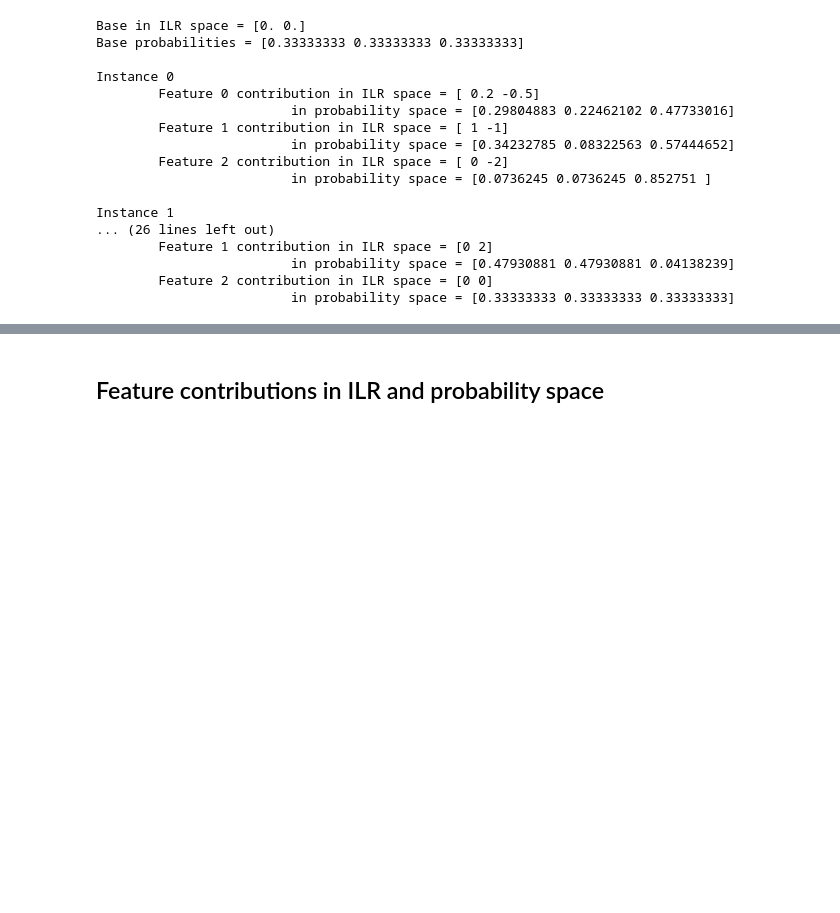
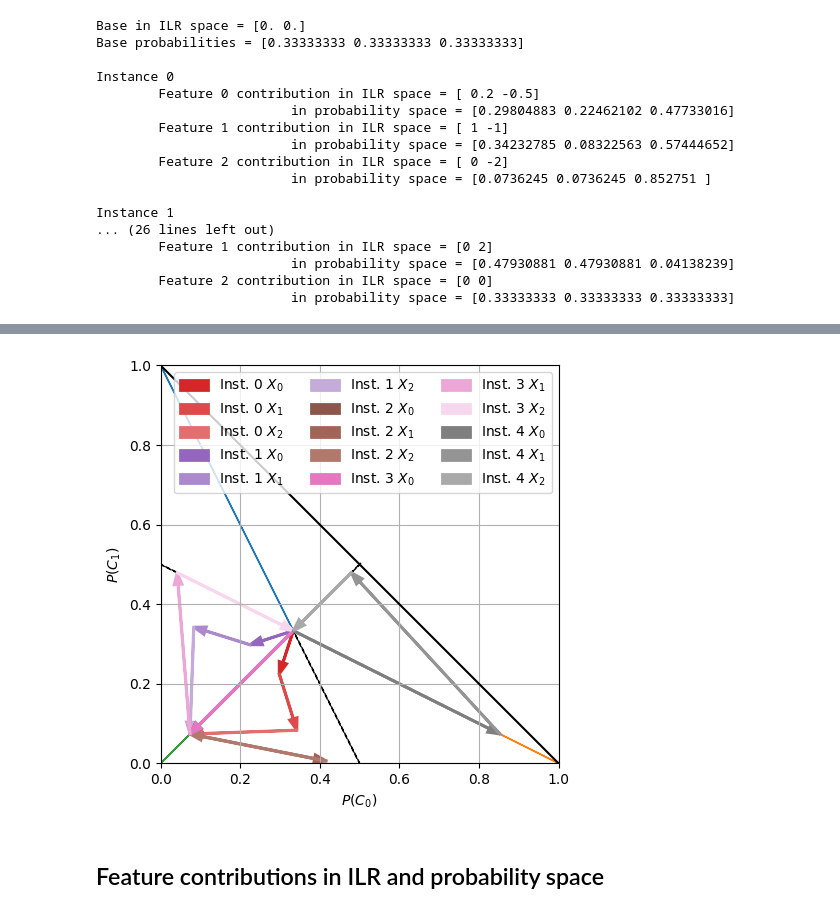
Before and after one commit to shapley-composition/ecai-2024-code-and-exp, a Jupyter notebook: toy_example_in_ilr_and_shap.ipynb, the cells around one changed output, grey strips where cells are left out. Cells and saved outputs as stored; diff of their text form; code cells hidden in the pictures; blank space fills up the shorter version.

```diff
--- a/toy_example_in_ilr_and_shap.ipynb
+++ b/toy_example_in_ilr_and_shap.ipynb
@@ -274,3 +293,47 @@ Instance 1
+# %%
+def plot_instances_probability(base_prob, inst_prob_tip_list, ax):
+    skip_last_dim = []
+    for instance in inst_prob_tip_list:
+        skip_last_dim.append([row[:-1] for row in instance])
+
+    return plot_instances(base_prob[:-1], skip_last_dim, ax, head_width=0.02, linestyle='-')
+
+def plot_prob_coordinate_system(ax):
+    class_coordinates = np.array([[0, 1],
+                                 [1, 0],
+                                 [0, 0]])
+
+
+    for i, coord in enumerate(class_coordinates):
+        ax.arrow(1/3, 1/3, coord[0]-1/3, coord[1]-1/3, shape='full', head_width=0.02, color=colors[i])
+
+    decision_boundaries = np.array([[0, 0.5],
+                                    [0.5, 0],
+                                    [0.5, 0.5]])
+
+    for i, coord in enumerate(decision_boundaries):
+        ax.arrow(1/3, 1/3, coord[0]-1/3, coord[1]-1/3, linestyle='--')
+
+    ax.set_box_aspect(1)
+    ax.set_xlim([0, 1])
+    ax.set_ylim([0, 1])
+    ax.set_xlabel('$P(C_0)$')
+    ax.set_ylabel('$P(C_1)$')
+    ax.add_line(plt.Line2D([0, 1], [1, 0], color='k'))
+    ax.set_aspect('equal')
+
+
+
+fig = plt.figure()
+ax = plt.subplot()
+plot_prob_coordinate_system(ax)
+plot_instances_probability(base_prob, inst_prob_tip_list, ax=ax);
+plt.legend(ncol=3)
+plt.tight_layout()
+plt.savefig(os.path.join(out_dir, f'comp_shap_prob'), dpi=300, bbox_inches='tight')
+plt.show()
+# %% [output]
+[figure, added]
 # %% [markdown]
 ## Feature contributions in ILR and probability space
 # %%
```
Also changed, not shown: parts of 9 cells of this notebook.
